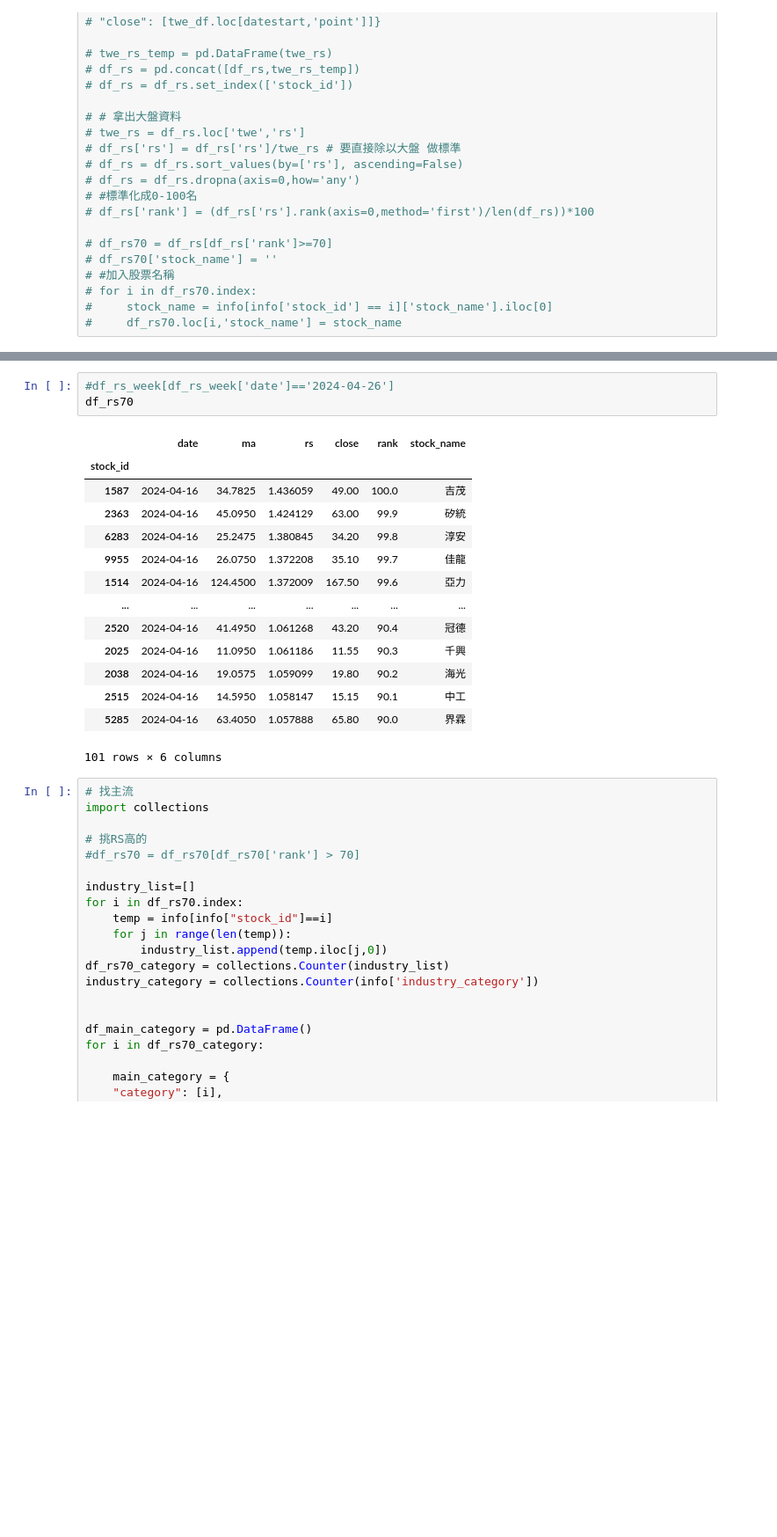
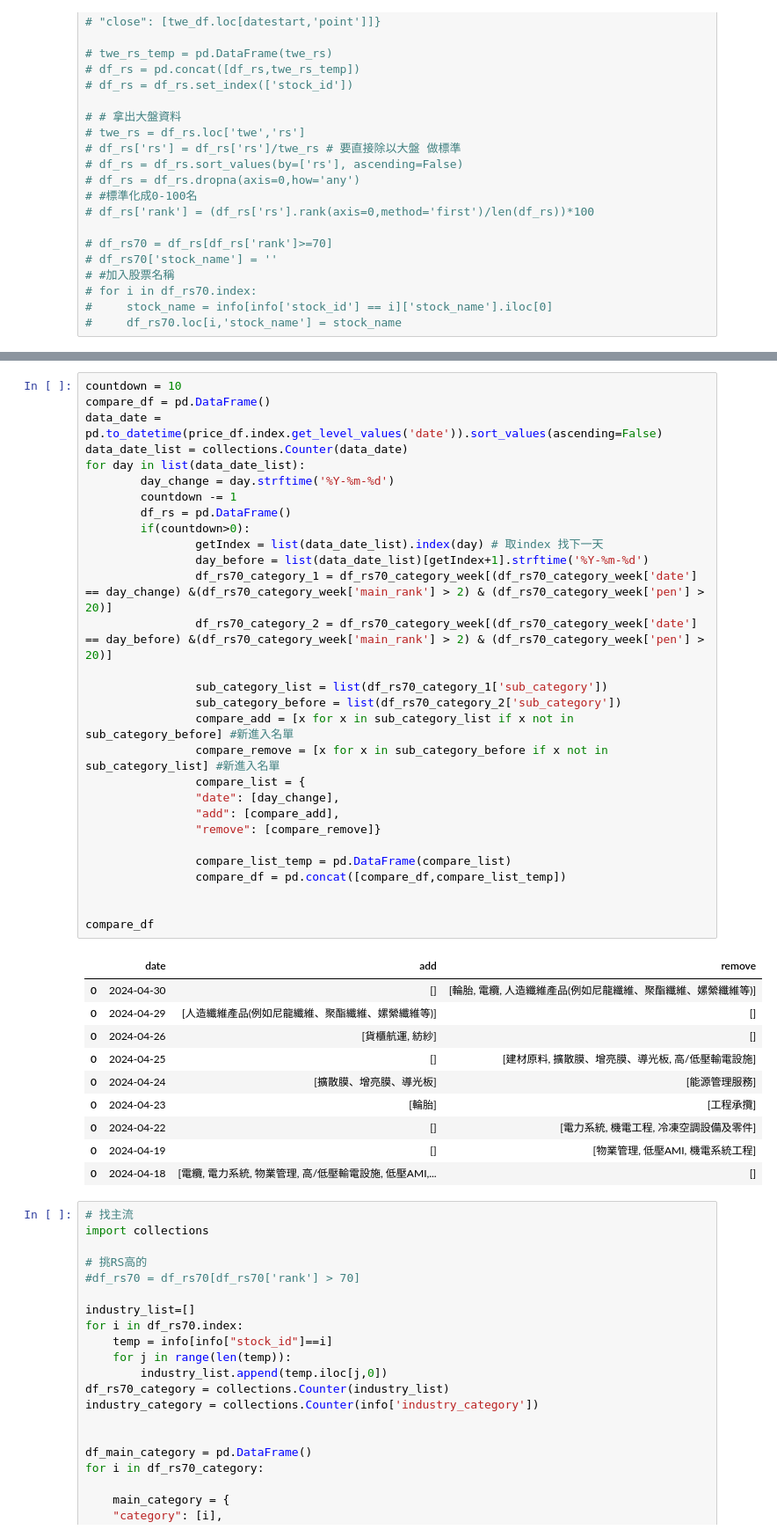
Before and after one commit to mulderfang/stock, a Jupyter notebook: RS與回測量化分析.ipynb, the cells around one changed output, grey strips where cells are left out. Shown: that part at 88% size. Cells and saved outputs as stored; diff of their text form; blank space fills up the shorter version.

```diff
--- a/RS與回測量化分析.ipynb
+++ b/RS與回測量化分析.ipynb
@@ -493,21 +536,43 @@ for day in data_date_list:
-# %%
-#df_rs_week[df_rs_week['date']=='2024-04-26']
-df_rs70
-# %% [output]
-|  | date | ma | rs | close | rank | stock_name |
-| stock_id |  |  |  |  |  |  |
-| 1587 | 2024-04-16 | 34.7825 | 1.436059 | 49.00 | 100.0 | 吉茂 |
-| 2363 | 2024-04-16 | 45.0950 | 1.424129 | 63.00 | 99.9 | 矽統 |
-| 6283 | 2024-04-16 | 25.2475 | 1.380845 | 34.20 | 99.8 | 淳安 |
-| 9955 | 2024-04-16 | 26.0750 | 1.372208 | 35.10 | 99.7 | 佳龍 |
-| 1514 | 2024-04-16 | 124.4500 | 1.372009 | 167.50 | 99.6 | 亞力 |
-| ... | ... | ... | ... | ... | ... | ... |
-| 2520 | 2024-04-16 | 41.4950 | 1.061268 | 43.20 | 90.4 | 冠德 |
-| 2025 | 2024-04-16 | 11.0950 | 1.061186 | 11.55 | 90.3 | 千興 |
-| 2038 | 2024-04-16 | 19.0575 | 1.059099 | 19.80 | 90.2 | 海光 |
-| 2515 | 2024-04-16 | 14.5950 | 1.058147 | 15.15 | 90.1 | 中工 |
-| 5285 | 2024-04-16 | 63.4050 | 1.057888 | 65.80 | 90.0 | 界霖 |
-101 rows × 6 columns
+# %%
+countdown = 10
+compare_df = pd.DataFrame()
+data_date = pd.to_datetime(price_df.index.get_level_values('date')).sort_values(ascending=False)
+data_date_list = collections.Counter(data_date)
+for day in list(data_date_list):
+        day_change = day.strftime('%Y-%m-%d')
+        countdown -= 1
+        df_rs = pd.DataFrame()
+        if(countdown>0):
+                getIndex = list(data_date_list).index(day) # 取index 找下一天
+                day_before = list(data_date_list)[getIndex+1].strftime('%Y-%m-%d')
+                df_rs70_category_1 = df_rs70_category_week[(df_rs70_category_week['date'] == day_change) &(df_rs70_category_week['main_rank'] > 2) & (df_rs70_category_week['pen'] > 20)]
+                df_rs70_category_2 = df_rs70_category_week[(df_rs70_category_week['date'] == day_before) &(df_rs70_category_week['main_rank'] > 2) & (df_rs70_category_week['pen'] > 20)]
+
+                sub_category_list = list(df_rs70_category_1['sub_category'])
+                sub_category_before = list(df_rs70_category_2['sub_category'])
+                compare_add = [x for x in sub_category_list if x not in sub_category_before] #新進入名單
+                compare_remove = [x for x in sub_category_before if x not in sub_category_list] #新進入名單
+                compare_list = {
+                "date": [day_change],
+                "add": [compare_add],
+                "remove": [compare_remove]}
+
+                compare_list_temp = pd.DataFrame(compare_list)
+                compare_df = pd.concat([compare_df,compare_list_temp])
+
+
+compare_df
+# %% [output]
+|  | date | add | remove |
+| 0 | 2024-04-30 | [] | [輪胎, 電纜, 人造纖維產品(例如尼龍纖維、聚酯纖維、嫘縈纖維等)] |
+| 0 | 2024-04-29 | [人造纖維產品(例如尼龍纖維、聚酯纖維、嫘縈纖維等)] | [] |
+| 0 | 2024-04-26 | [貨櫃航運, 紡紗] | [] |
+| 0 | 2024-04-25 | [] | [建材原料, 擴散膜、增亮膜、導光板, 高/低壓輸電設施] |
+| 0 | 2024-04-24 | [擴散膜、增亮膜、導光板] | [能源管理服務] |
+| 0 | 2024-04-23 | [輪胎] | [工程承攬] |
+| 0 | 2024-04-22 | [] | [電力系統, 機電工程, 冷凍空調設備及零件] |
+| 0 | 2024-04-19 | [] | [物業管理, 低壓AMI, 機電系統工程] |
+| 0 | 2024-04-18 | [電纜, 電力系統, 物業管理, 高/低壓輸電設施, 低壓AMI,... | [] |
 # %%
 # 找主流
 import collections
```
Also changed, not shown: parts of 7 cells of this notebook.
